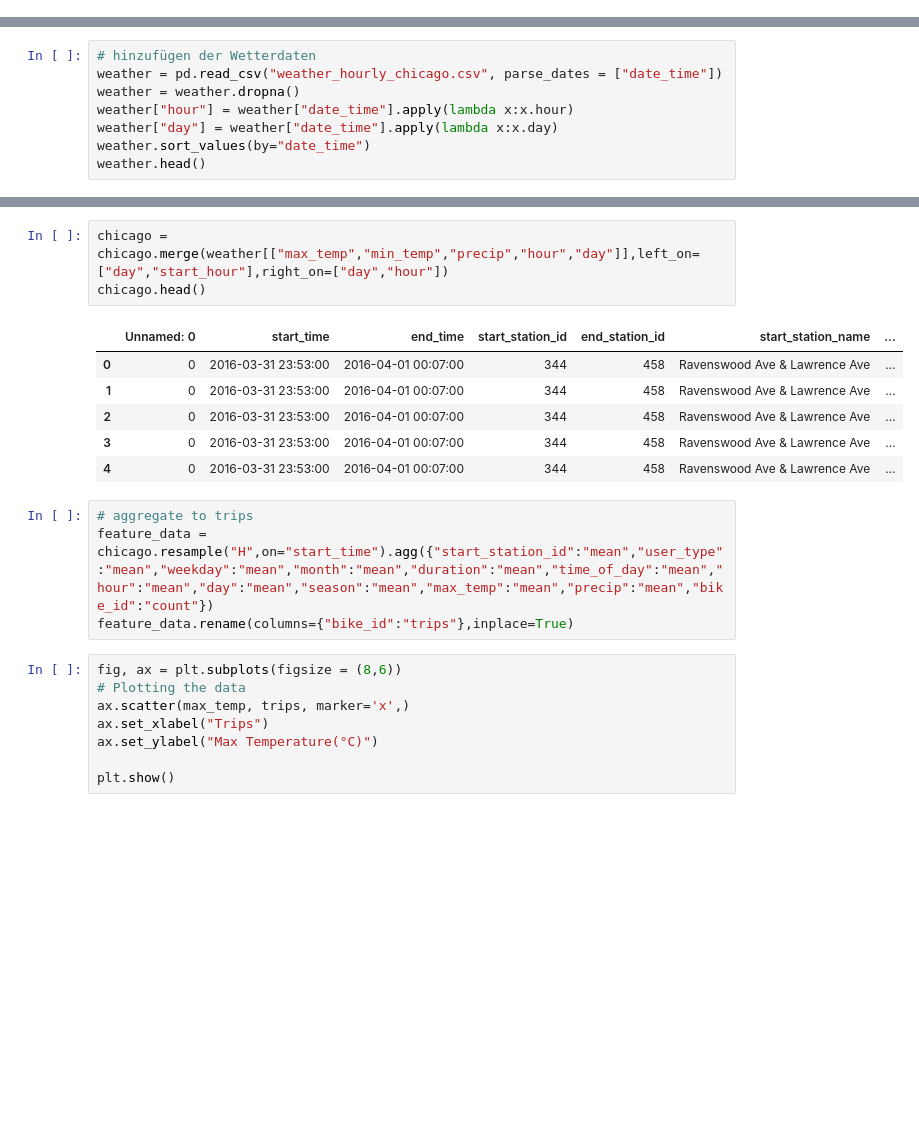
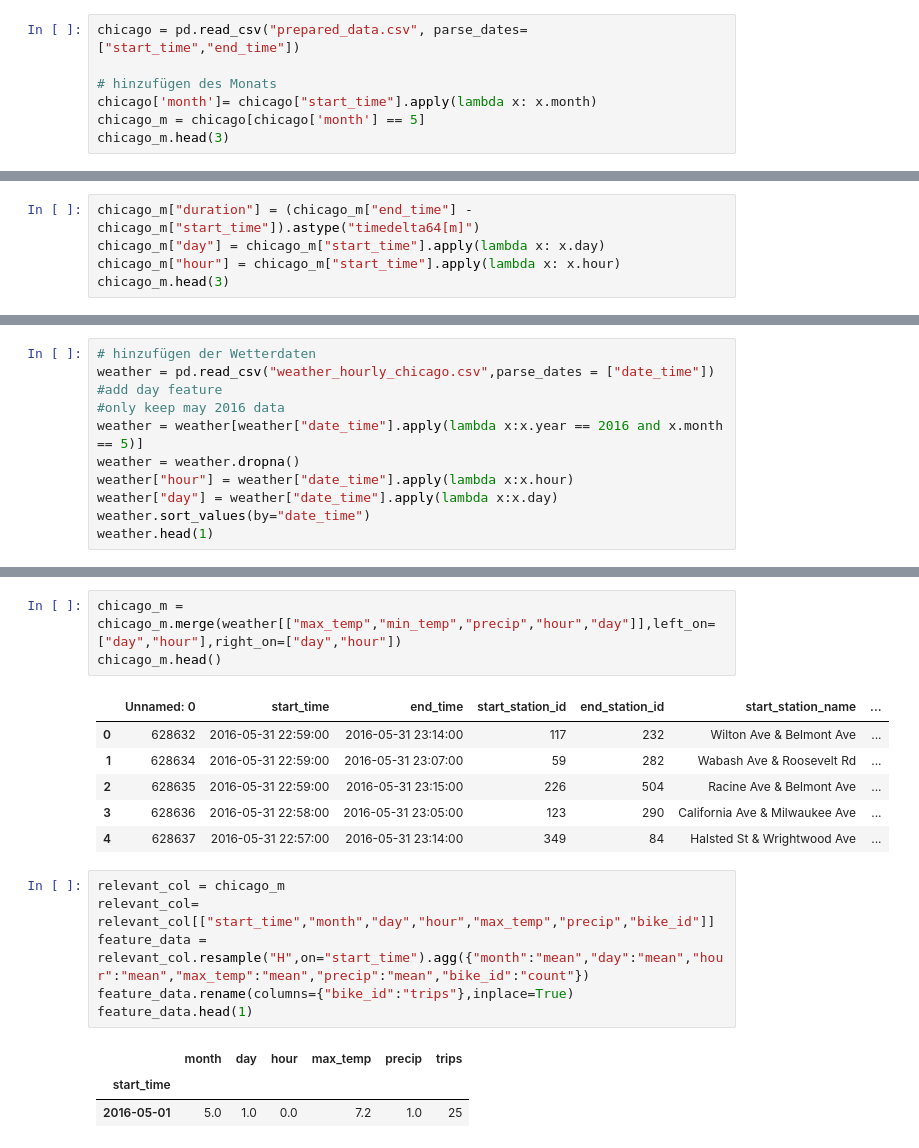
Before and after one commit to agruenb/PrescriptiveStruggle_BikeSharing, a Jupyter notebook: LeaWorkspace/Prediction_Tree.ipynb, the cells around one changed output, grey strips where cells are left out. Cells and saved outputs as stored; diff of their text form; blank space fills up the shorter version.

```diff
--- a/LeaWorkspace/Prediction_Tree.ipynb
+++ b/LeaWorkspace/Prediction_Tree.ipynb
@@ -27,0 +20,7 @@ chicago.head()
+# %%
+chicago = pd.read_csv("prepared_data.csv", parse_dates=["start_time","end_time"])
+
+# hinzufügen des Monats
+chicago['month']= chicago["start_time"].apply(lambda x: x.month)
+chicago_m = chicago[chicago['month'] == 5]
+chicago_m.head(3)
@@ -48,0 +38,5 @@ chicago.head()
+# %%
+chicago_m["duration"] = (chicago_m["end_time"] - chicago_m["start_time"]).astype("timedelta64[m]")
+chicago_m["day"] = chicago_m["start_time"].apply(lambda x: x.day)
+chicago_m["hour"] = chicago_m["start_time"].apply(lambda x: x.hour)
+chicago_m.head(3)
@@ -49,10 +48,13 @@ chicago.head()
 # %%
 # hinzufügen der Wetterdaten
-weather = pd.read_csv("weather_hourly_chicago.csv", parse_dates = ["date_time"])
+weather = pd.read_csv("weather_hourly_chicago.csv",parse_dates = ["date_time"])
+#add day feature
+#only keep may 2016 data
+weather = weather[weather["date_time"].apply(lambda x:x.year == 2016 and x.month == 5)]
 weather = weather.dropna()
 weather["hour"] = weather["date_time"].apply(lambda x:x.hour)
 weather["day"] = weather["date_time"].apply(lambda x:x.day)
 weather.sort_values(by="date_time")
-weather.head()
+weather.head(1)
 # %% [output]
 |  | date_time | max_temp | min_temp | precip | hour | day |
@@ -75,22 +62,20 @@ chicago.head()
 # %%
-chicago = chicago.merge(weather[["max_temp","min_temp","precip","hour","day"]],left_on=["day","start_hour"],right_on=["day","hour"])
-chicago.head()
+chicago_m = chicago_m.merge(weather[["max_temp","min_temp","precip","hour","day"]],left_on=["day","hour"],right_on=["day","hour"])
+chicago_m.head()
 # %% [output]
 |  | Unnamed: 0 | start_time | end_time | start_station_id | end_station_id | start_station_name | ... |
-| 0 | 0 | 2016-03-31 23:53:00 | 2016-04-01 00:07:00 | 344 | 458 | Ravenswood Ave & Lawrence Ave | ... |
-| 1 | 0 | 2016-03-31 23:53:00 | 2016-04-01 00:07:00 | 344 | 458 | Ravenswood Ave & Lawrence Ave | ... |
-| 2 | 0 | 2016-03-31 23:53:00 | 2016-04-01 00:07:00 | 344 | 458 | Ravenswood Ave & Lawrence Ave | ... |
-| 3 | 0 | 2016-03-31 23:53:00 | 2016-04-01 00:07:00 | 344 | 458 | Ravenswood Ave & Lawrence Ave | ... |
-| 4 | 0 | 2016-03-31 23:53:00 | 2016-04-01 00:07:00 | 344 | 458 | Ravenswood Ave & Lawrence Ave | ... |
+| 0 | 628632 | 2016-05-31 22:59:00 | 2016-05-31 23:14:00 | 117 | 232 | Wilton Ave & Belmont Ave | ... |
+| 1 | 628634 | 2016-05-31 22:59:00 | 2016-05-31 23:07:00 | 59 | 282 | Wabash Ave & Roosevelt Rd | ... |
+| 2 | 628635 | 2016-05-31 22:59:00 | 2016-05-31 23:15:00 | 226 | 504 | Racine Ave & Belmont Ave | ... |
+| 3 | 628636 | 2016-05-31 22:58:00 | 2016-05-31 23:05:00 | 123 | 290 | California Ave & Milwaukee Ave | ... |
+| 4 | 628637 | 2016-05-31 22:57:00 | 2016-05-31 23:14:00 | 349 | 84 | Halsted St & Wrightwood Ave | ... |
 # %%
-# aggregate to trips
-feature_data = chicago.resample("H",on="start_time").agg({"start_station_id":"mean","user_type":"mean","weekday":"mean","month":"mean","duration":"mean","time_of_day":"mean","hour":"mean","day":"mean","season":"mean","max_temp":"mean","precip":"mean","bike_id":"count"})
+relevant_col = chicago_m
+relevant_col= relevant_col[["start_time","month","day","hour","max_temp","precip","bike_id"]]
+feature_data = relevant_col.resample("H",on="start_time").agg({"month":"mean","day":"mean","hour":"mean","max_temp":"mean","precip":"mean","bike_id":"count"})
 feature_data.rename(columns={"bike_id":"trips"},inplace=True)
+feature_data.head(1)
+# %% [output]
+|  | month | day | hour | max_temp | precip | trips |
+| start_time |  |  |  |  |  |  |
+| 2016-05-01 | 5.0 | 1.0 | 0.0 | 7.2 | 1.0 | 25 |
-# %%
-fig, ax = plt.subplots(figsize = (8,6))
-# Plotting the data
-ax.scatter(max_temp, trips, marker='x',)
-ax.set_xlabel("Trips")
-ax.set_ylabel("Max Temperature(°C)")
-
-plt.show()
```
Also changed, not shown: parts of 13 cells of this notebook, 1 other file.
